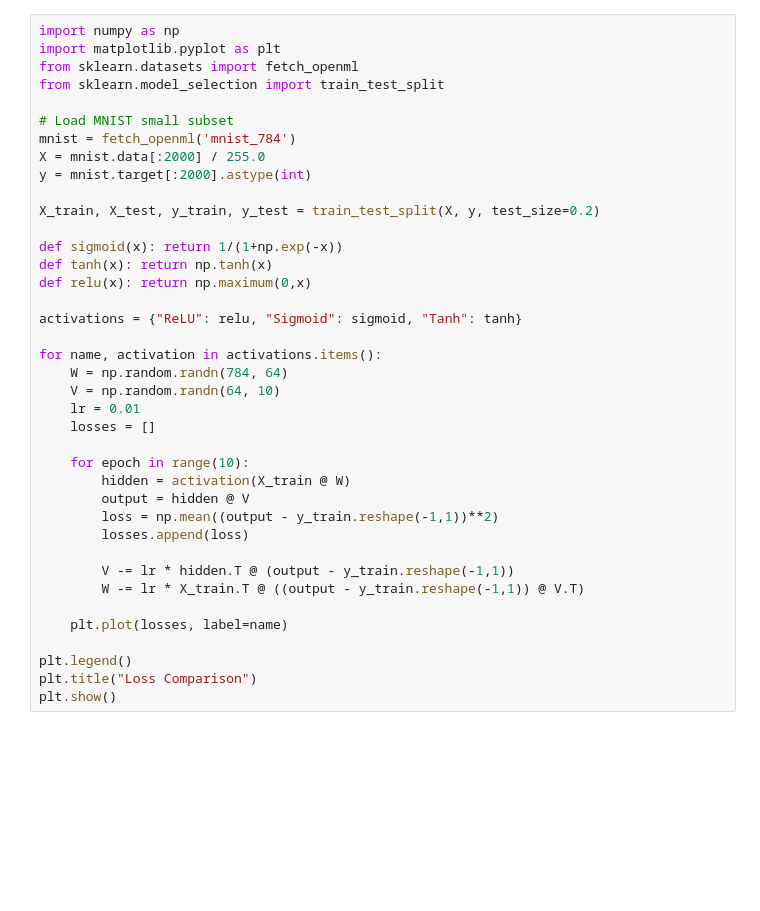
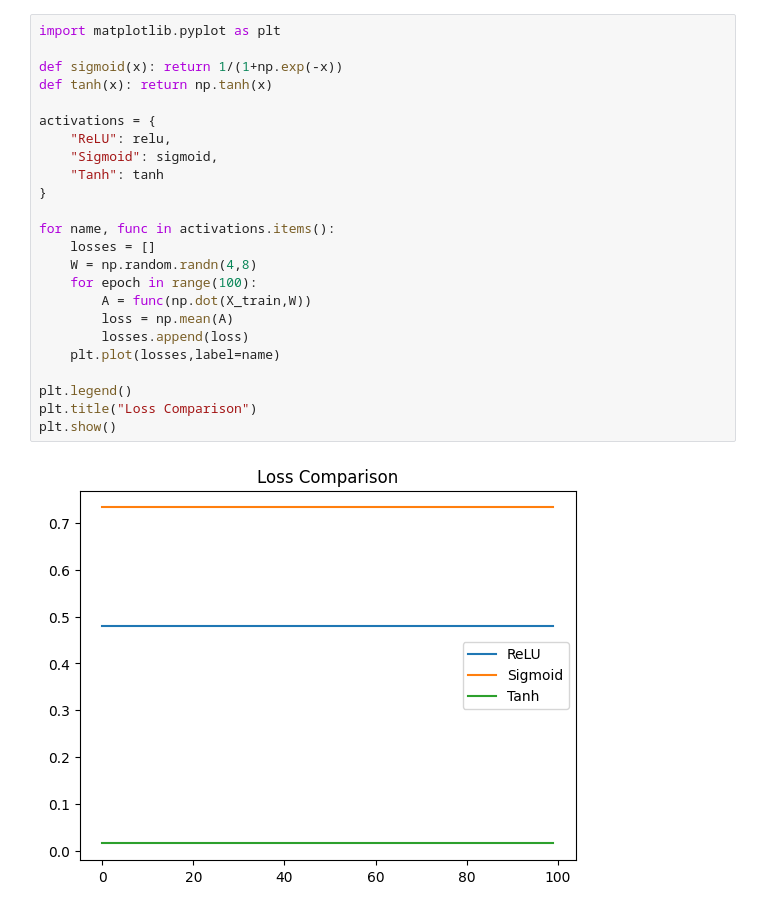
Before and after one commit to Shubham12486/deep.learning.practical, a Jupyter notebook: Untitled0.ipynb, the cells around one changed output. Drawn from its saved outputs; the diff is of its cells as text; blank space fills up the shorter version.

```diff
--- a/Untitled0.ipynb
+++ b/Untitled0.ipynb
@@ -130,42 +129,29 @@ print("Accuracy:", np.mean(pred == true))
 # %%
-import numpy as np
 import matplotlib.pyplot as plt
-from sklearn.datasets import fetch_openml
-from sklearn.model_selection import train_test_split
-
-# Load MNIST small subset
-mnist = fetch_openml('mnist_784')
-X = mnist.data[:2000] / 255.0
-y = mnist.target[:2000].astype(int)
-
-X_train, X_test, y_train, y_test = train_test_split(X, y, test_size=0.2)
 
 def sigmoid(x): return 1/(1+np.exp(-x))
 def tanh(x): return np.tanh(x)
-def relu(x): return np.maximum(0,x)
 
-activations = {"ReLU": relu, "Sigmoid": sigmoid, "Tanh": tanh}
+activations = {
+    "ReLU": relu,
+    "Sigmoid": sigmoid,
+    "Tanh": tanh
+}
 
-for name, activation in activations.items():
-    W = np.random.randn(784, 64)
-    V = np.random.randn(64, 10)
-    lr = 0.01
+for name, func in activations.items():
     losses = []
-
-    for epoch in range(10):
-        hidden = activation(X_train @ W)
-        output = hidden @ V
-        loss = np.mean((output - y_train.reshape(-1,1))**2)
+    W = np.random.randn(4,8)
+    for epoch in range(100):
+        A = func(np.dot(X_train,W))
+        loss = np.mean(A)
         losses.append(loss)
-
-        V -= lr * hidden.T @ (output - y_train.reshape(-1,1))
-        W -= lr * X_train.T @ ((output - y_train.reshape(-1,1)) @ V.T)
-
-    plt.plot(losses, label=name)
+    plt.plot(losses,label=name)
 
 plt.legend()
 plt.title("Loss Comparison")
 plt.show()
+# %% [output]
+[figure, added]
 # %%
 def train_gd(X, y, batch_size=None):
     W = np.random.randn(X.shape[1],1)
```
Also changed, not shown: parts of 4 cells of this notebook.
